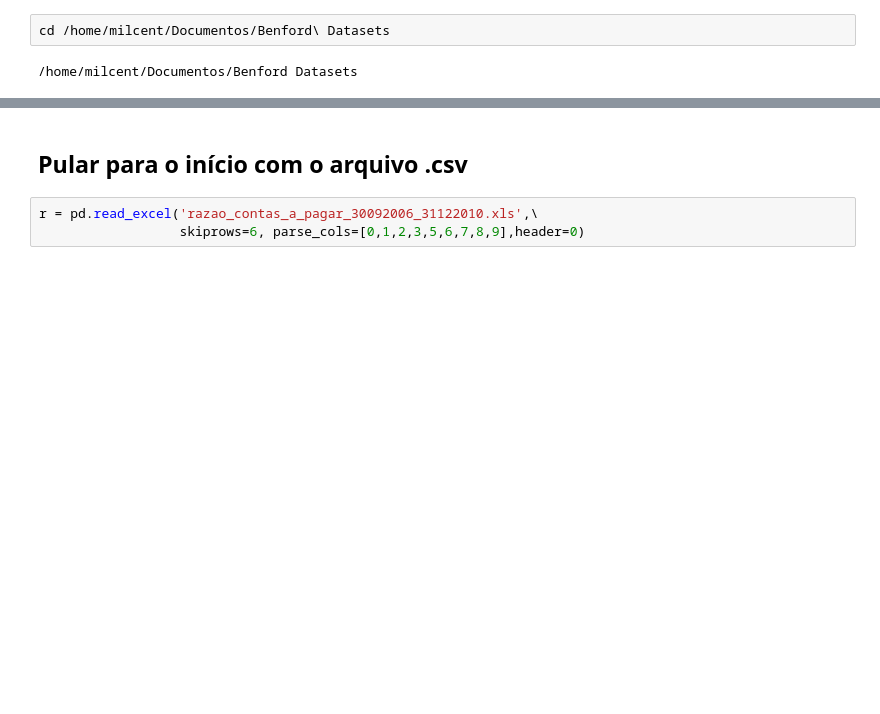
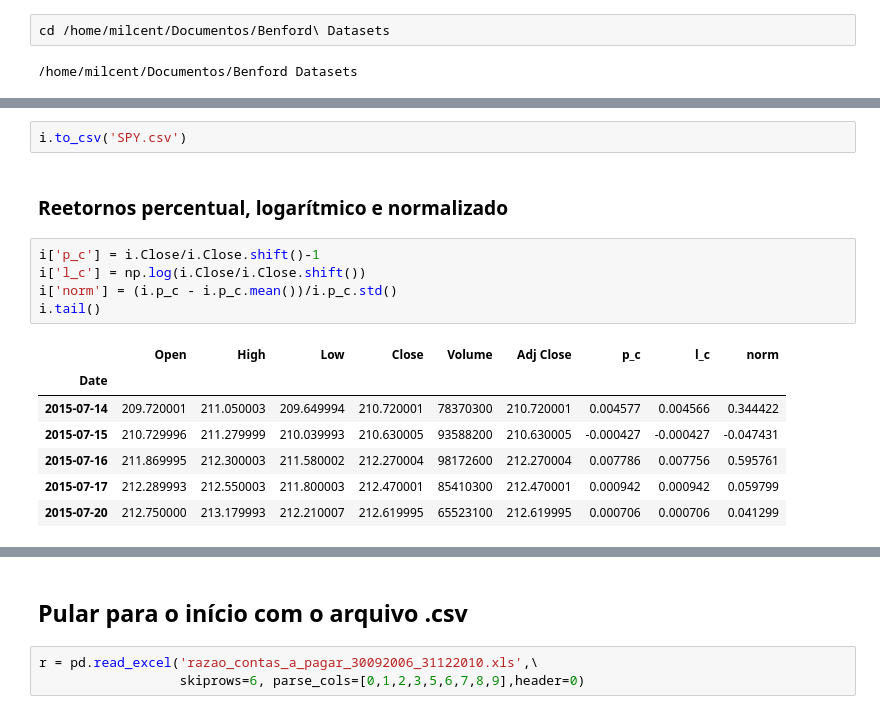
Before and after one commit to milcent/benford_py, a Jupyter notebook: Ben_OOP.ipynb, the cells around one changed output, grey strips where cells are left out. Cells and saved outputs as stored; diff of their text form; blank space fills up the shorter version.

```diff
--- a/Ben_OOP.ipynb
+++ b/Ben_OOP.ipynb
@@ -17,0 +35,17 @@ layout_01_11_200812.CSV  table.csv
+# %%
+i.to_csv('SPY.csv')
+# %% [markdown]
+###  Reetornos percentual, logarítmico e normalizado
+# %%
+i['p_c'] = i.Close/i.Close.shift()-1
+i['l_c'] = np.log(i.Close/i.Close.shift())
+i['norm'] = (i.p_c - i.p_c.mean())/i.p_c.std()
+i.tail()
+# %% [output]
+|  | Open | High | Low | Close | Volume | Adj Close | p_c | l_c | norm |
+| Date |  |  |  |  |  |  |  |  |  |
+| 2015-07-14 | 209.720001 | 211.050003 | 209.649994 | 210.720001 | 78370300 | 210.720001 | 0.004577 | 0.004566 | 0.344422 |
+| 2015-07-15 | 210.729996 | 211.279999 | 210.039993 | 210.630005 | 93588200 | 210.630005 | -0.000427 | -0.000427 | -0.047431 |
+| 2015-07-16 | 211.869995 | 212.300003 | 211.580002 | 212.270004 | 98172600 | 212.270004 | 0.007786 | 0.007756 | 0.595761 |
+| 2015-07-17 | 212.289993 | 212.550003 | 211.800003 | 212.470001 | 85410300 | 212.470001 | 0.000942 | 0.000942 | 0.059799 |
+| 2015-07-20 | 212.750000 | 213.179993 | 212.210007 | 212.619995 | 65523100 | 212.619995 | 0.000706 | 0.000706 | 0.041299 |
```
Also changed, not shown: parts of 12 cells of this notebook, 1 other file.
